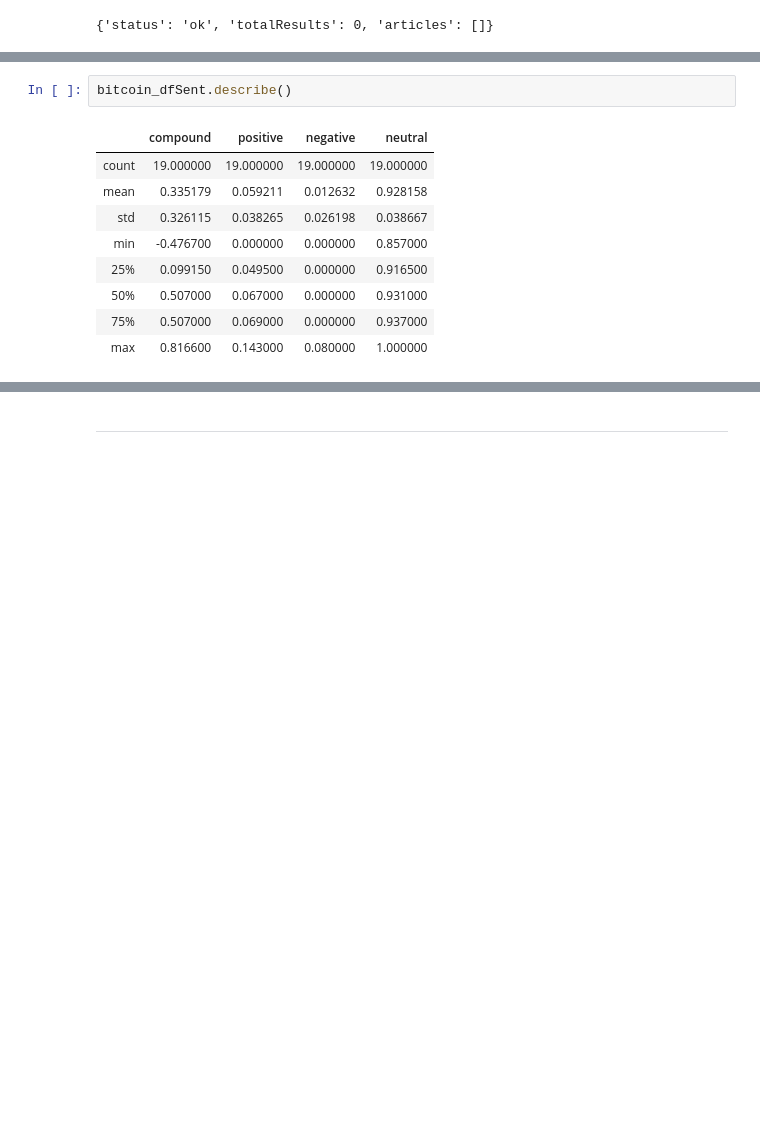
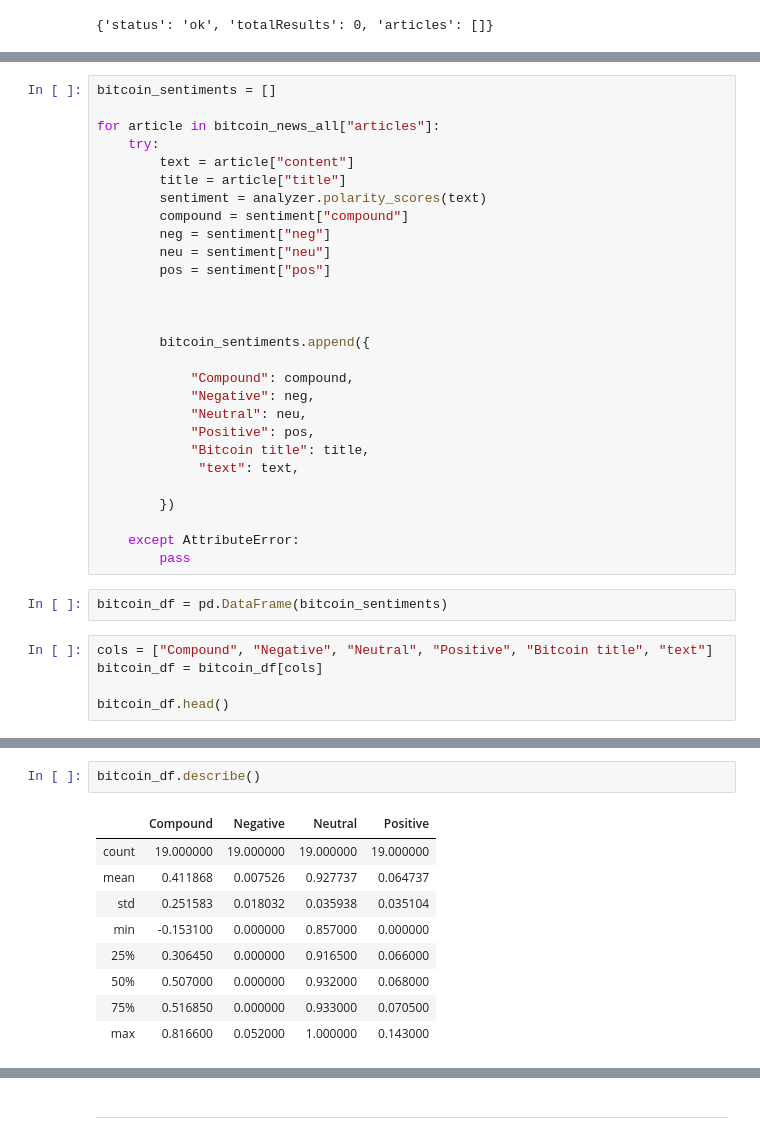
Before and after one commit to JD-FinTech/12_NLP, a Jupyter notebook: crypto_sentiment_JDM.ipynb, the cells around one changed output, grey strips where cells are left out. Saved outputs shown, nothing was run; the diff lists cells and outputs as text; blank space fills up the shorter version.

```diff
--- a/crypto_sentiment_JDM.ipynb
+++ b/crypto_sentiment_JDM.ipynb
@@ -122,0 +109,35 @@ bitcoin_df.head()
+# %%
+bitcoin_sentiments = []
+
+for article in bitcoin_news_all["articles"]:
+    try:
+        text = article["content"]
+        title = article["title"]
+        sentiment = analyzer.polarity_scores(text)
+        compound = sentiment["compound"]
+        neg = sentiment["neg"]
+        neu = sentiment["neu"]
+        pos = sentiment["pos"]
+
+
+
+        bitcoin_sentiments.append({
+
+            "Compound": compound,
+            "Negative": neg,
+            "Neutral": neu,
+            "Positive": pos,
+            "Bitcoin title": title,
+             "text": text,
+
+        })
+
+    except AttributeError:
+        pass
+# %%
+bitcoin_df = pd.DataFrame(bitcoin_sentiments)
+# %%
+cols = ["Compound", "Negative", "Neutral", "Positive", "Bitcoin title", "text"]
+bitcoin_df = bitcoin_df[cols]
+
+bitcoin_df.head()
@@ -177,12 +195,12 @@ bitcoin_dfSent.head()
 # %%
-bitcoin_dfSent.describe()
+bitcoin_df.describe()
 # %% [output]
-|  | compound | positive | negative | neutral |
+|  | Compound | Negative | Neutral | Positive |
 | count | 19.000000 | 19.000000 | 19.000000 | 19.000000 |
-| mean | 0.335179 | 0.059211 | 0.012632 | 0.928158 |
-| std | 0.326115 | 0.038265 | 0.026198 | 0.038667 |
-| min | -0.476700 | 0.000000 | 0.000000 | 0.857000 |
-| 25% | 0.099150 | 0.049500 | 0.000000 | 0.916500 |
-| 50% | 0.507000 | 0.067000 | 0.000000 | 0.931000 |
-| 75% | 0.507000 | 0.069000 | 0.000000 | 0.937000 |
-| max | 0.816600 | 0.143000 | 0.080000 | 1.000000 |
+| mean | 0.411868 | 0.007526 | 0.927737 | 0.064737 |
+| std | 0.251583 | 0.018032 | 0.035938 | 0.035104 |
+| min | -0.153100 | 0.000000 | 0.857000 | 0.000000 |
+| 25% | 0.306450 | 0.000000 | 0.916500 | 0.066000 |
+| 50% | 0.507000 | 0.000000 | 0.932000 | 0.068000 |
+| 75% | 0.516850 | 0.000000 | 0.933000 | 0.070500 |
+| max | 0.816600 | 0.052000 | 1.000000 | 0.143000 |
```
Also changed, not shown: parts of 52 cells of this notebook.
